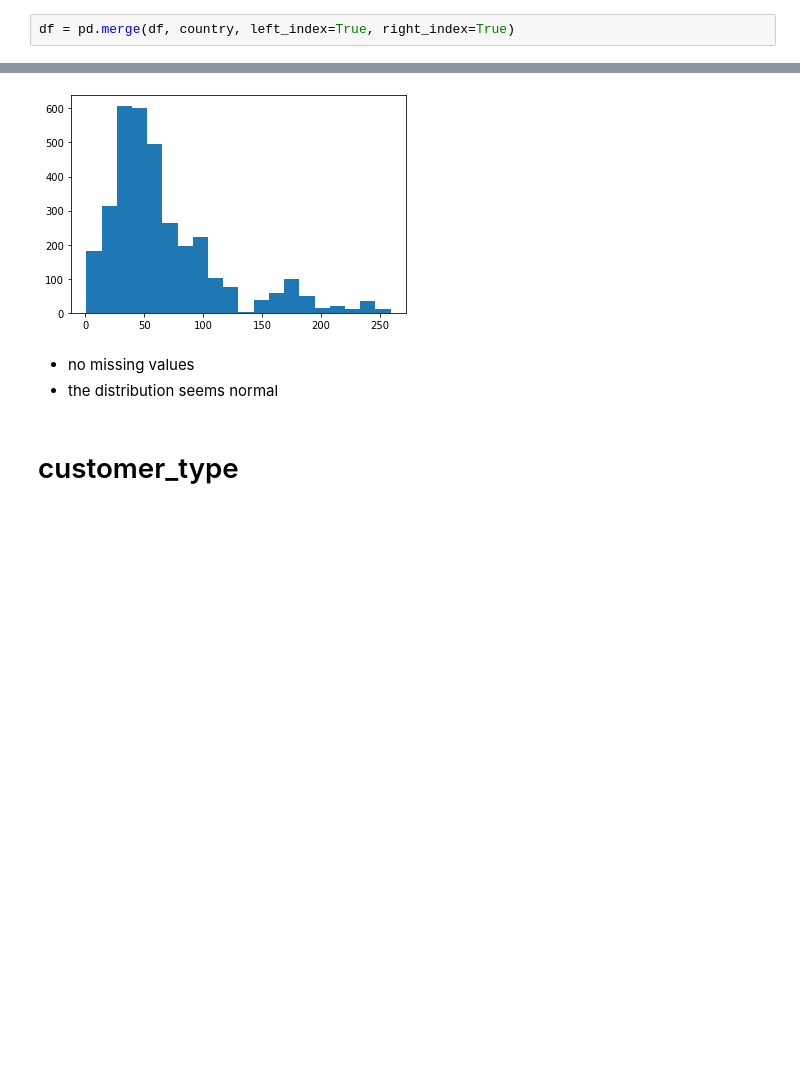
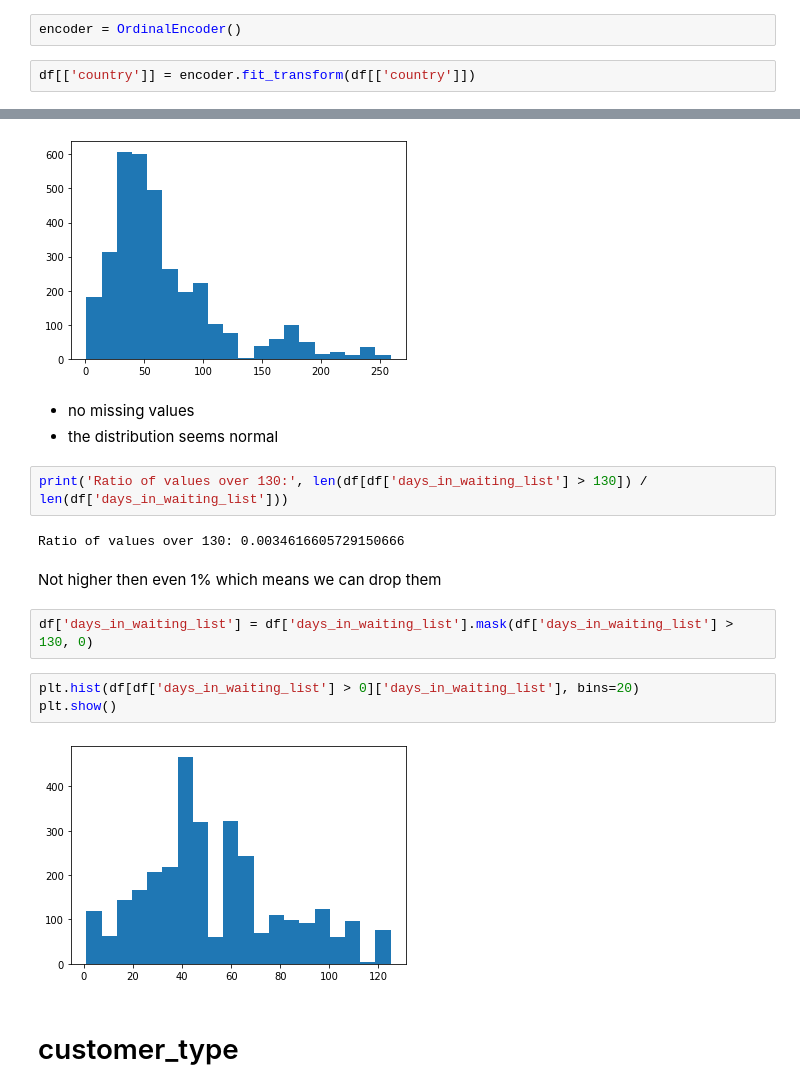
Before and after one commit to vzwork/data_science_project_2, a Jupyter notebook: project_en.ipynb, the cells around one changed output, grey strips where cells are left out. Cells and saved outputs as stored; diff of their text form; blank space fills up the shorter version.

```diff
--- a/project_en.ipynb
+++ b/project_en.ipynb
@@ -458,5 +471,7 @@ country = pd.get_dummies(df['country'])
-# %%
-df = pd.merge(df, country, left_index=True, right_index=True)
+# %%
+encoder = OrdinalEncoder()
+# %%
+df[['country']] = encoder.fit_transform(df[['country']])
 # %% [markdown]
 # distribution_channel
 # %% [markdown]
@@ -641,6 +656,19 @@ plt.show()
 # %% [markdown]
 - no missing values
 - the distribution seems normal
+# %%
+print('Ratio of values over 130:', len(df[df['days_in_waiting_list'] > 130]) / len(df['days_in_waiting_list']))
+# %% [output]
+Ratio of values over 130: 0.0034616605729150666
+# %% [markdown]
+Not higher then even 1% which means we can drop them
+# %%
+df['days_in_waiting_list'] = df['days_in_waiting_list'].mask(df['days_in_waiting_list'] > 130, 0)
+# %%
+plt.hist(df[df['days_in_waiting_list'] > 0]['days_in_waiting_list'], bins=20)
+plt.show()
+# %% [output]
+[figure, added]
 # %% [markdown]
 # customer_type
 # %% [markdown]
```
Also changed, not shown: parts of 67 cells of this notebook, 2 other files.
